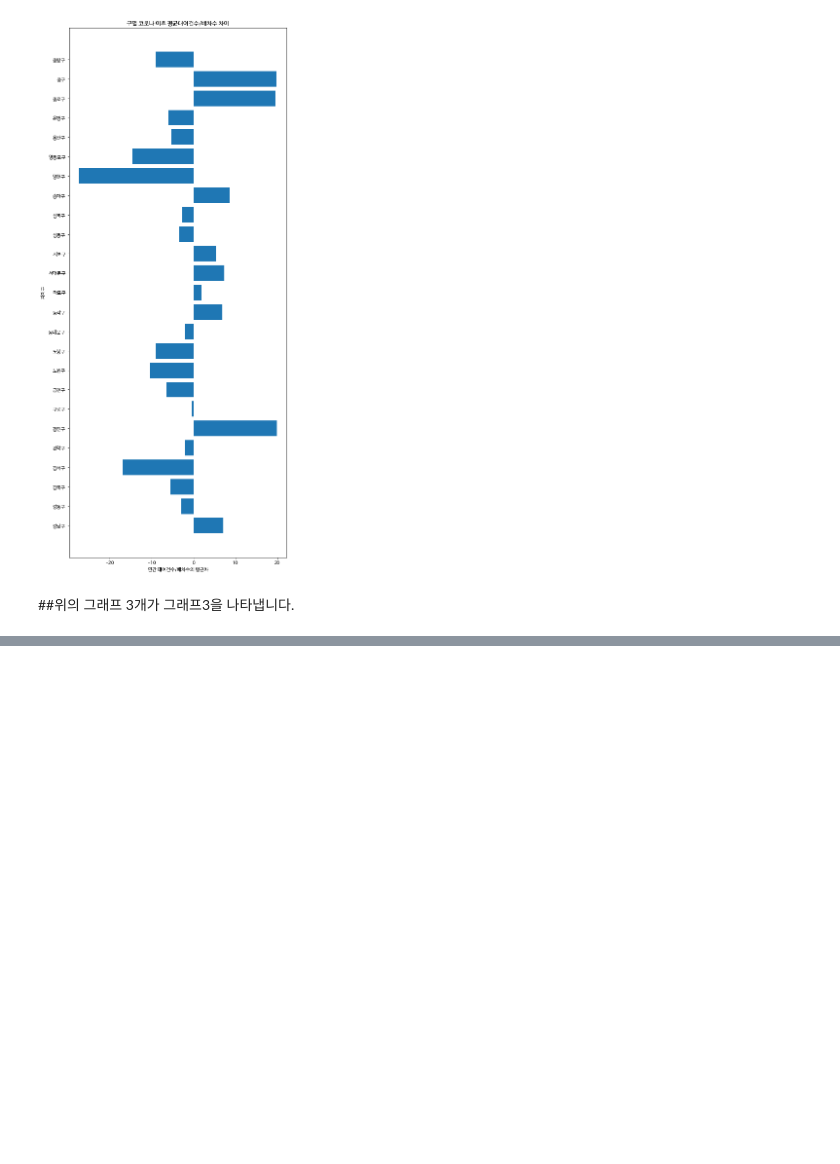
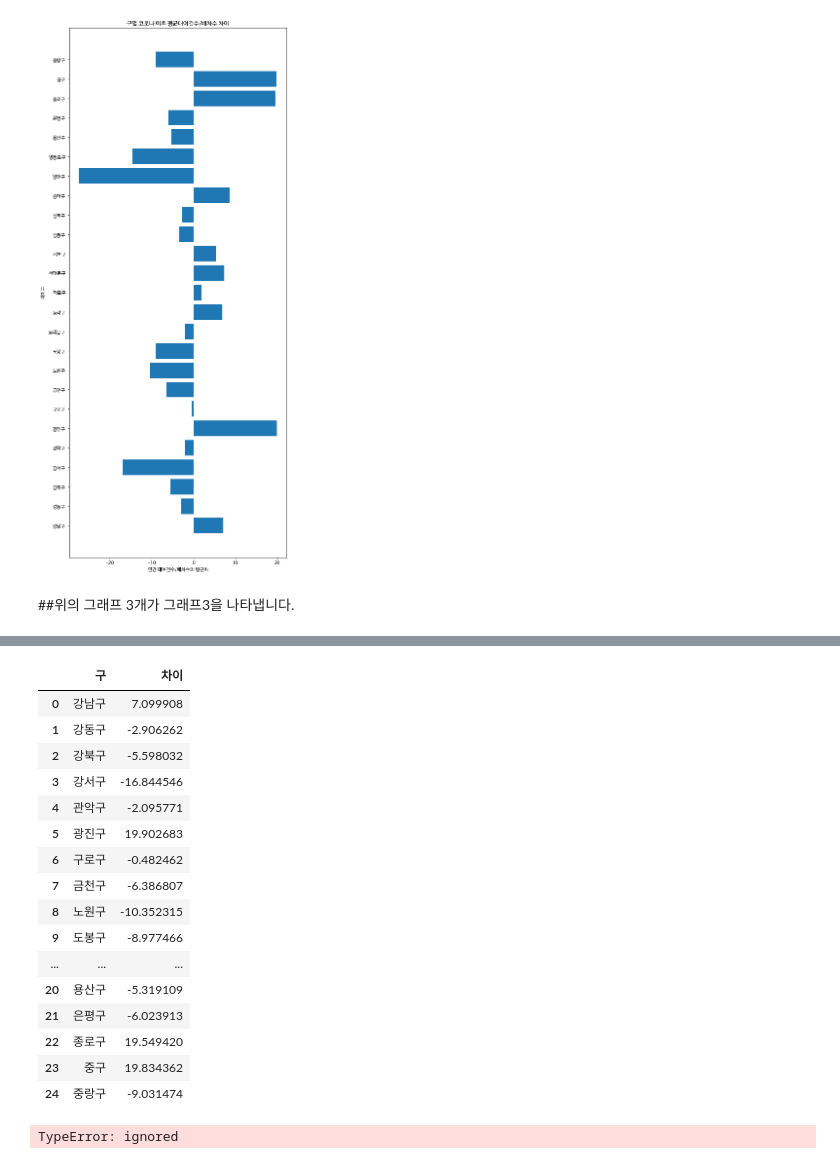
Before and after one commit to ChaeHyunIM/Helloworld, a Jupyter notebook: 데이터분석_그래프3.ipynb, the cells around one changed output, grey strips where cells are left out. Drawn from its saved outputs; the diff is of its cells as text; code cells hidden in the pictures; blank space fills up the shorter version.

Commit message:
Colaboratory를 통해 생성됨

```diff
--- a/데이터분석_그래프3.ipynb
+++ b/데이터분석_그래프3.ipynb
@@ -467,0 +509,21 @@ plt.show()
+# %%
+df = pd.read_csv('/content/drive/MyDrive/Colab Notebooks/Source/dataz.csv')
+df
+# %% [output]
+|  | 구 | 차이 |
+| 0 | 강남구 | 7.099908 |
+| 1 | 강동구 | -2.906262 |
+| 2 | 강북구 | -5.598032 |
+| 3 | 강서구 | -16.844546 |
+| 4 | 관악구 | -2.095771 |
+| 5 | 광진구 | 19.902683 |
+| 6 | 구로구 | -0.482462 |
+| 7 | 금천구 | -6.386807 |
+| 8 | 노원구 | -10.352315 |
+| 9 | 도봉구 | -8.977466 |
+| ... | ... | ... |
+| 20 | 용산구 | -5.319109 |
+| 21 | 은평구 | -6.023913 |
+| 22 | 종로구 | 19.549420 |
+| 23 | 중구 | 19.834362 |
+| 24 | 중랑구 | -9.031474 |
@@ -467,0 +532,18 @@ plt.show()
+# %%
+center = [37.541, 126.986]
+
+# 맵이 center 에 위치하고, zoom 레벨은 11로 시작하는 맵 m을 만듭니다.
+m = folium.Map(location=center, zoom_start=10, tiles='Stamenwatercolor')
+
+# Choropleth 레이어를 만들고, 맵 m에 추가합니다.
+folium.Choropleth(
+    geo_path=geo_data,
+    data=df,
+    columns=['구', '차이'],
+    key_on='feature.properties.구',
+    fill_color='YlGn',
+    legend_name='연평균이용량차이',
+).add_to(m)
+m
+# %% [output]
+TypeError: ignored
```
Also changed, not shown: parts of 8 cells of this notebook.
